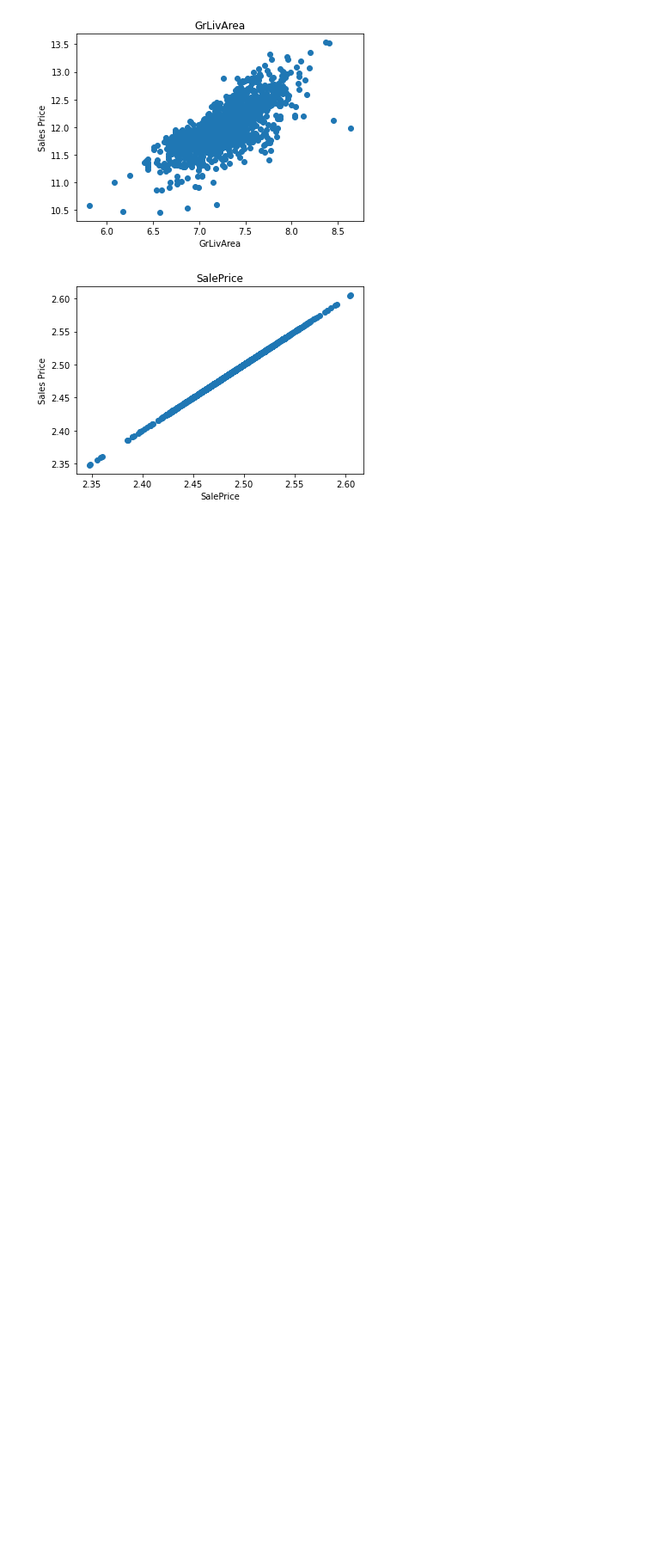
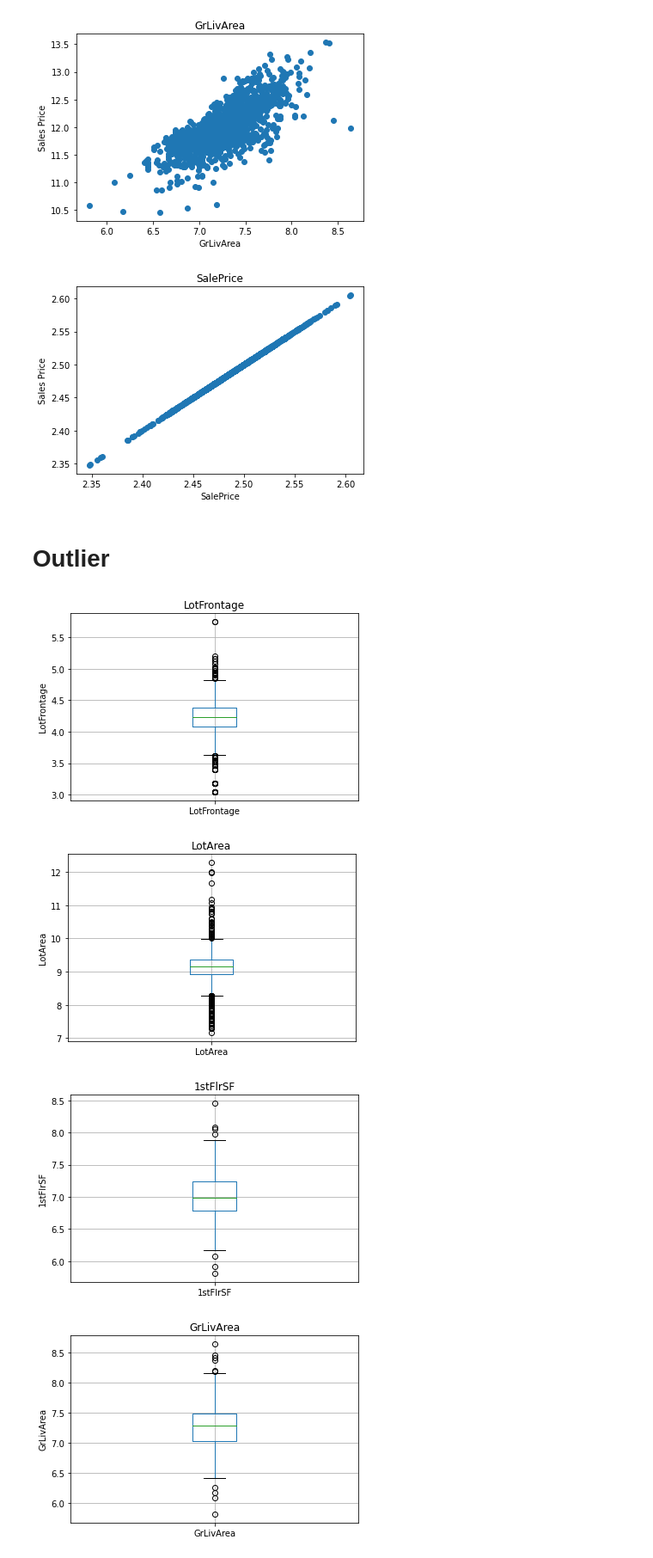
Before and after one commit to Md-Nur/House-Prices---Advanced-Regression-Techniques, a Jupyter notebook: housePricePred.ipynb, the cells around one changed output. Shown at 86% size. Cells and saved outputs as stored; diff of their text form; code cells hidden in the pictures; blank space fills up the shorter version.

```diff
--- a/housePricePred.ipynb
+++ b/housePricePred.ipynb
@@ -257,3 +257,20 @@ for con in continuesFeature:
 [figure]
 [figure]
 [figure]
+# %% [markdown]
+# Outlier
+# %%
+data = dataset.copy()
+data['SalePrice'] = np.log(data['SalePrice'])
+for con in continuesFeature:
+    if 0 not in data[con].unique():
+        data[con] = np.log(data[con])
+        data.boxplot(column = con)
+        plt.ylabel(con)
+        plt.title(con)
+        plt.show()
+# %% [output]
+[figure, added]
+[figure, added]
+[figure, added]
+[figure, added]
```
Also changed, not shown: parts of 6 cells of this notebook, 1 other file.
